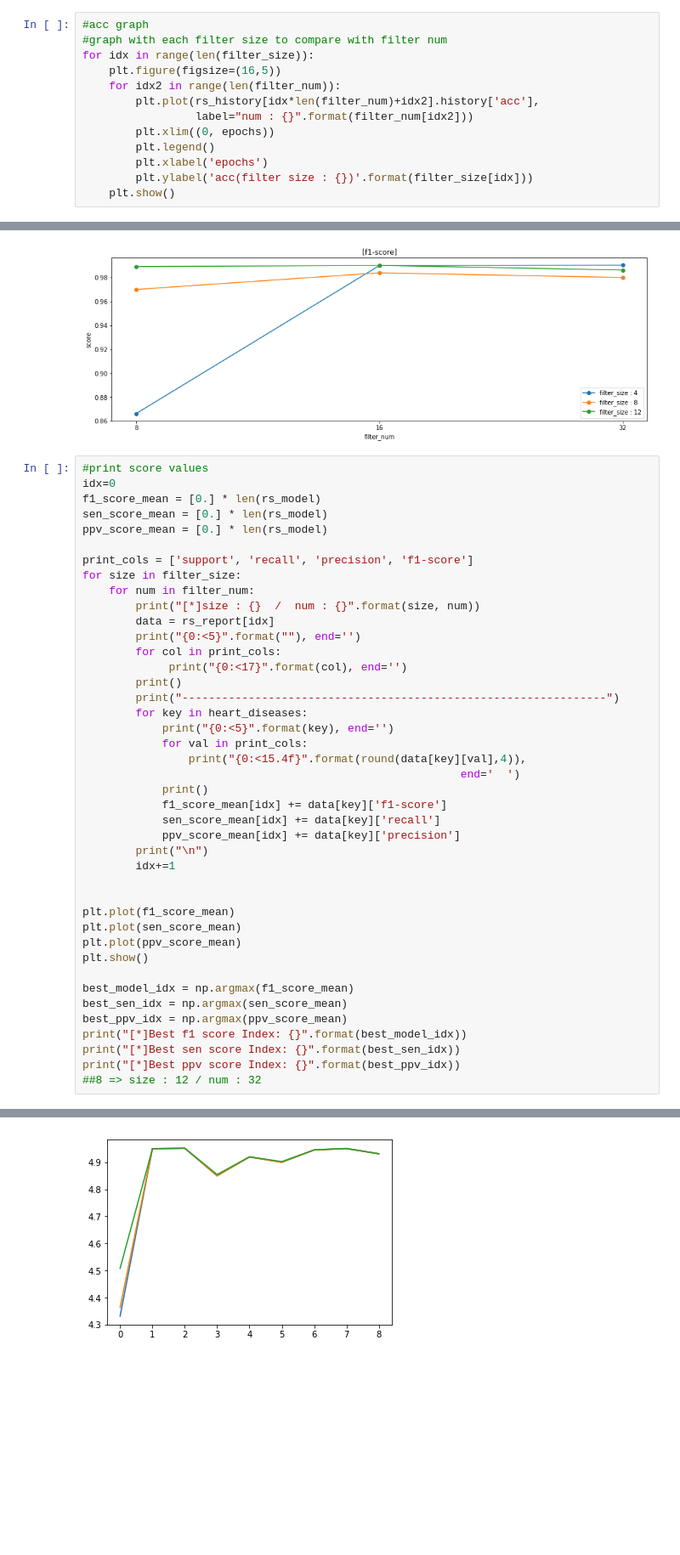
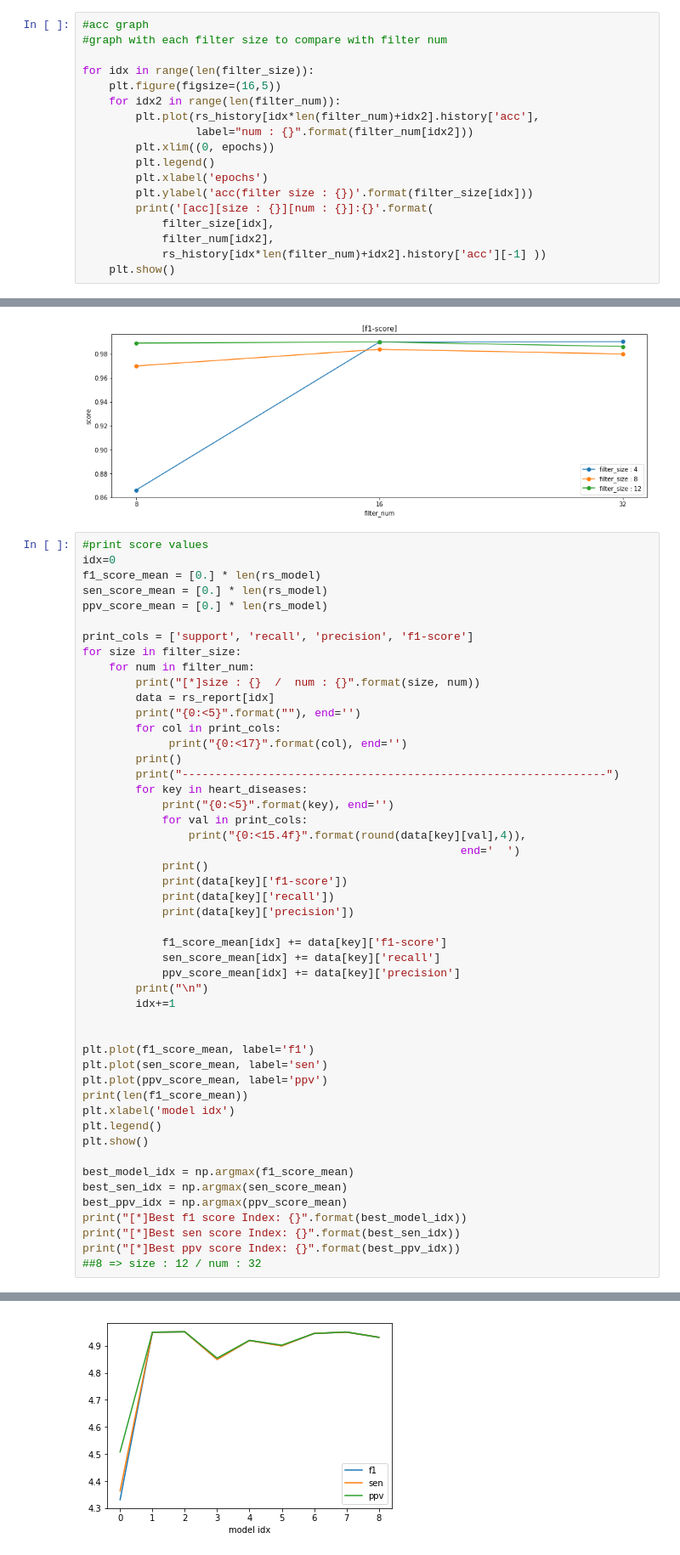
Before and after one commit to LazyerIJ/ECG_Analysis_CNN, a Jupyter notebook: CNN/cnn_compare_kernel.ipynb, the cells around one changed output, grey strips where cells are left out. Shown at 85% size. Saved outputs shown, nothing was run; the diff lists cells and outputs as text; blank space fills up the shorter version.

Commit message:
add graph

```diff
--- a/CNN/cnn_compare_kernel.ipynb
+++ b/CNN/cnn_compare_kernel.ipynb
@@ -327,6 +327,7 @@ for size in filter_size:
 # %%
 #acc graph
 #graph with each filter size to compare with filter num
+
 for idx in range(len(filter_size)):
     plt.figure(figsize=(16,5))
     for idx2 in range(len(filter_num)):
@@ -336,5 +337,9 @@ for idx in range(len(filter_size)):
         plt.legend()
         plt.xlabel('epochs')
         plt.ylabel('acc(filter size : {})'.format(filter_size[idx]))
+        print('[acc][size : {}][num : {}]:{}'.format(
+            filter_size[idx],
+            filter_num[idx2],
+            rs_history[idx*len(filter_num)+idx2].history['acc'][-1] ))
     plt.show()
 # %% [output]
@@ -389,6 +403,10 @@ for size in filter_size:
                 print("{0:<15.4f}".format(round(data[key][val],4)),
                                                          end='  ')
             print()
+            print(data[key]['f1-score'])
+            print(data[key]['recall'])
+            print(data[key]['precision'])
+
             f1_score_mean[idx] += data[key]['f1-score']
             sen_score_mean[idx] += data[key]['recall']
             ppv_score_mean[idx] += data[key]['precision']
@@ -396,9 +414,12 @@ for size in filter_size:
         idx+=1
 
 
-plt.plot(f1_score_mean)
-plt.plot(sen_score_mean)
-plt.plot(ppv_score_mean)
+plt.plot(f1_score_mean, label='f1')
+plt.plot(sen_score_mean, label='sen')
+plt.plot(ppv_score_mean, label='ppv')
+print(len(f1_score_mean))
+plt.xlabel('model idx')
+plt.legend()
 plt.show()
 
 best_model_idx = np.argmax(f1_score_mean)
@@ -429,4 +450,4 @@ Q    1766.0000        0.9977           0.9955           0.9966
-[figure, old version]
+[figure, new version]
 [*]Best f1 score Index: 2
 [*]Best sen score Index: 2
 [*]Best ppv score Index: 2
```
Also changed, not shown: parts of 2 cells of this notebook.
